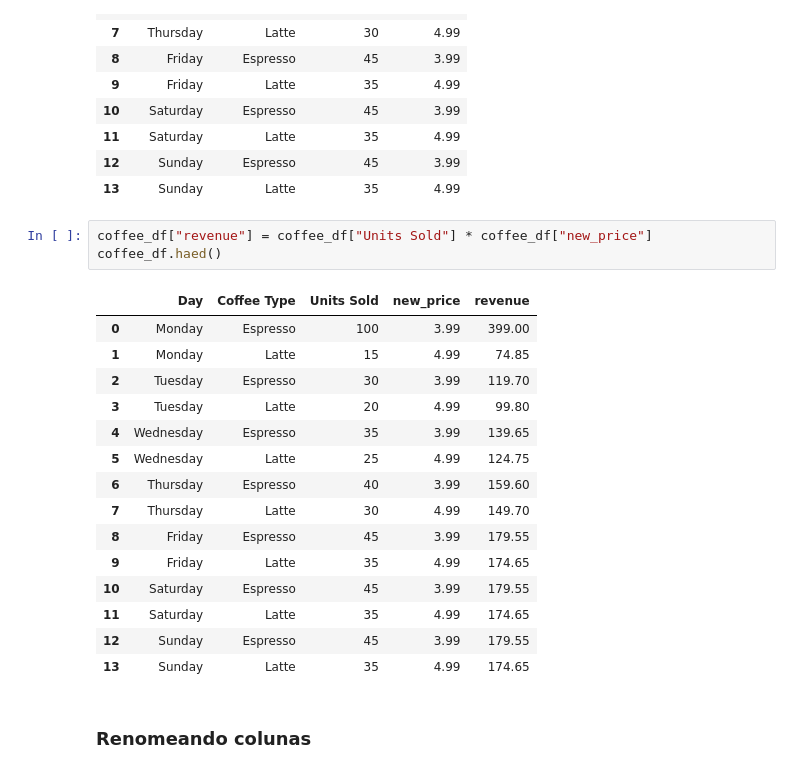
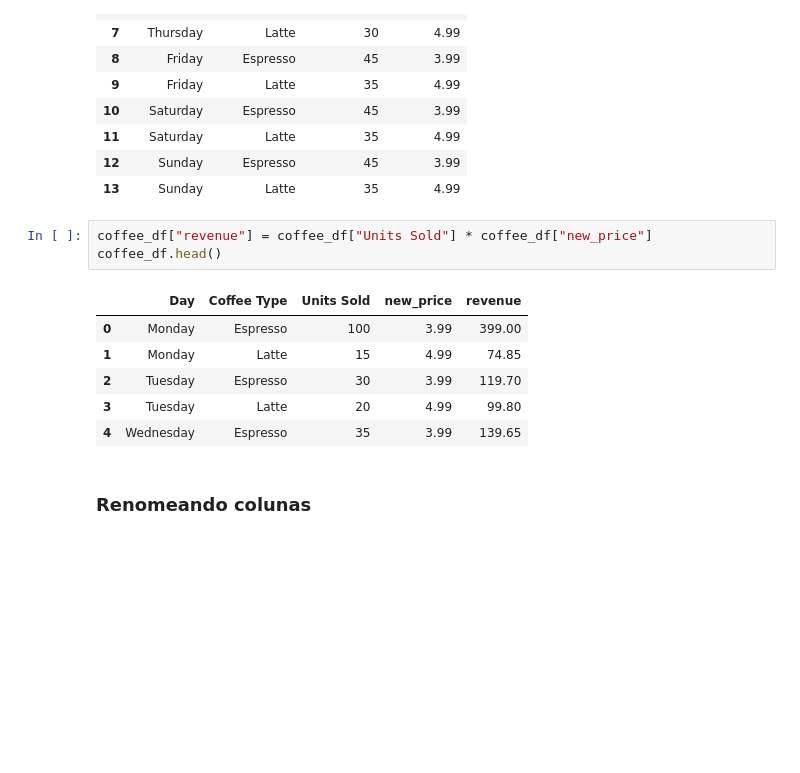
Before and after one commit to diogo-minoru/pandas, a Jupyter notebook: notebook_1.ipynb, the cells around one changed output. Saved outputs shown, nothing was run; the diff lists cells and outputs as text; blank space fills up the shorter version.

```diff
--- a/notebook_1.ipynb
+++ b/notebook_1.ipynb
@@ -257,23 +257,14 @@ coffee_df
 | 13 | Sunday | Latte | 35 | 4.99 |
 # %%
 coffee_df["revenue"] = coffee_df["Units Sold"] * coffee_df["new_price"]
-coffee_df.haed()
+coffee_df.head()
 # %% [output]
 |  | Day | Coffee Type | Units Sold | new_price | revenue |
 | 0 | Monday | Espresso | 100 | 3.99 | 399.00 |
 | 1 | Monday | Latte | 15 | 4.99 | 74.85 |
 | 2 | Tuesday | Espresso | 30 | 3.99 | 119.70 |
 | 3 | Tuesday | Latte | 20 | 4.99 | 99.80 |
 | 4 | Wednesday | Espresso | 35 | 3.99 | 139.65 |
-| 5 | Wednesday | Latte | 25 | 4.99 | 124.75 |
-| 6 | Thursday | Espresso | 40 | 3.99 | 159.60 |
-| 7 | Thursday | Latte | 30 | 4.99 | 149.70 |
-| 8 | Friday | Espresso | 45 | 3.99 | 179.55 |
-| 9 | Friday | Latte | 35 | 4.99 | 174.65 |
-| 10 | Saturday | Espresso | 45 | 3.99 | 179.55 |
-| 11 | Saturday | Latte | 35 | 4.99 | 174.65 |
-| 12 | Sunday | Espresso | 45 | 3.99 | 179.55 |
-| 13 | Sunday | Latte | 35 | 4.99 | 174.65 |
 # %% [markdown]
 ### Renomeando colunas
 # %%
```
Also changed, not shown: parts of 5 cells of this notebook.
